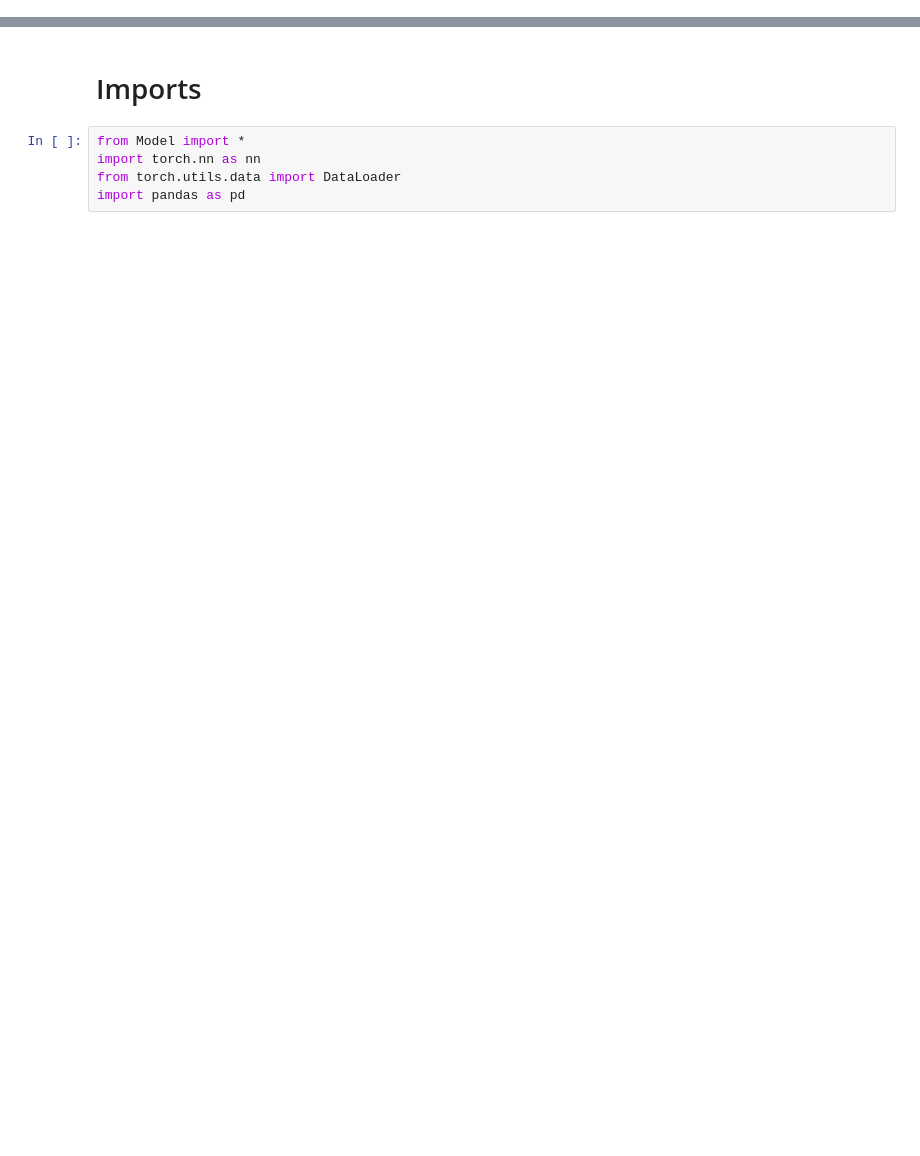
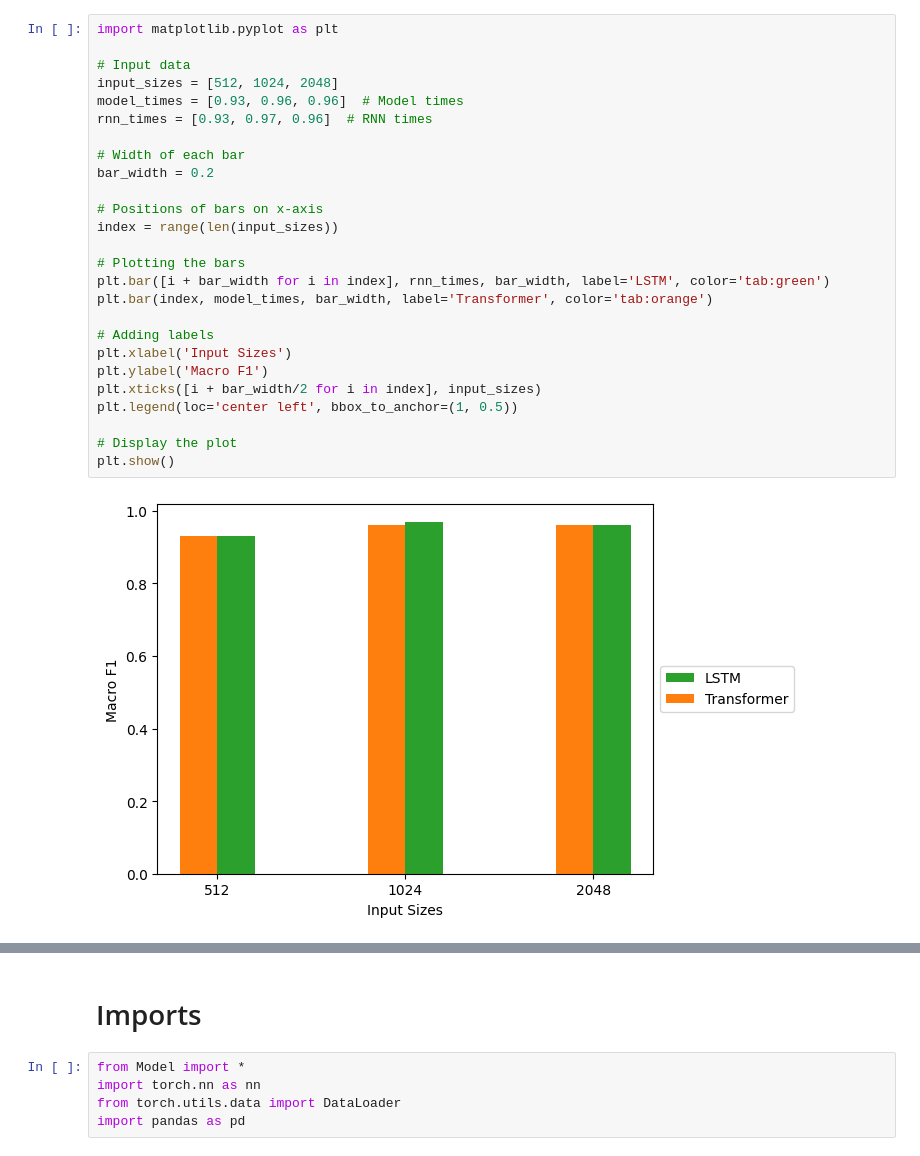
Before and after one commit to bloodpool7/RandomTransformer, a Jupyter notebook: Transformer/model_testing.ipynb, the cells around one changed output, grey strips where cells are left out. Cells and saved outputs as stored; diff of their text form; blank space fills up the shorter version.

```diff
--- a/Transformer/model_testing.ipynb
+++ b/Transformer/model_testing.ipynb
@@ -1,3 +1,31 @@
+# %%
+import matplotlib.pyplot as plt
+
+# Input data
+input_sizes = [512, 1024, 2048]
+model_times = [0.93, 0.96, 0.96]  # Model times
+rnn_times = [0.93, 0.97, 0.96]  # RNN times
+
+# Width of each bar
+bar_width = 0.2
+
+# Positions of bars on x-axis
+index = range(len(input_sizes))
+
+# Plotting the bars
+plt.bar([i + bar_width for i in index], rnn_times, bar_width, label='LSTM', color='tab:green')
+plt.bar(index, model_times, bar_width, label='Transformer', color='tab:orange')
+
+# Adding labels
+plt.xlabel('Input Sizes')
+plt.ylabel('Macro F1')
+plt.xticks([i + bar_width/2 for i in index], input_sizes)
+plt.legend(loc='center left', bbox_to_anchor=(1, 0.5))
+
+# Display the plot
+plt.show()
+# %% [output]
+[figure, added]
 # %%
 import matplotlib.pyplot as plt
 
```
Also changed, not shown: parts of 8 cells of this notebook, 2 other files.
